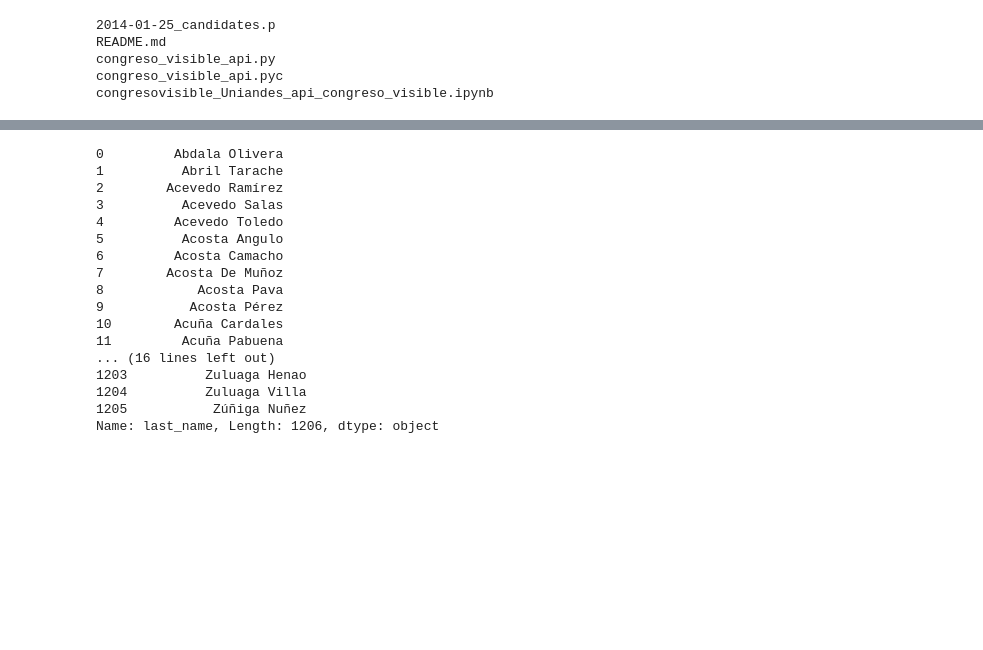
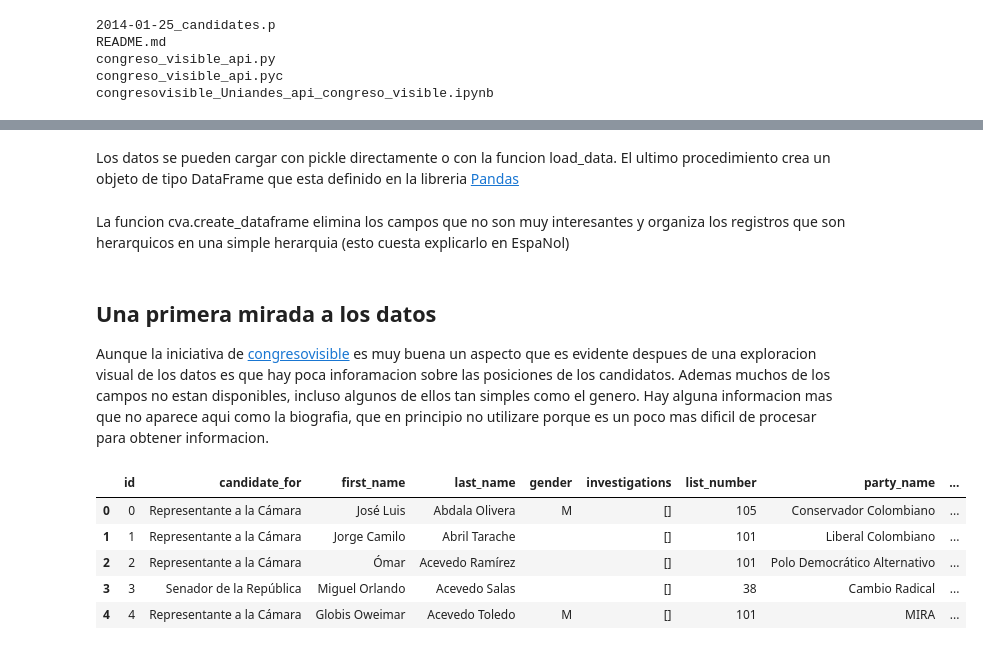
Before and after one commit to jfosorio/congresovisible, a Jupyter notebook: congresovisible_Uniandes_api_congreso_visible.ipynb, the cells around one changed output, grey strips where cells are left out. Cells and saved outputs as stored; diff of their text form; code cells hidden in the pictures; blank space fills up the shorter version.

```diff
--- a/congresovisible_Uniandes_api_congreso_visible.ipynb
+++ b/congresovisible_Uniandes_api_congreso_visible.ipynb
@@ -48,0 +34,2 @@ candidates_df = pd.DataFrame(candidates)
+# %% [markdown]
+Los datos se pueden cargar con pickle directamente o con la funcion load_data. El ultimo procedimiento crea un objeto de tipo DataFrame que esta definido en la libreria [Pandas](http://pandas.pydata.org)
@@ -48,0 +41,2 @@ candidates_df = pd.DataFrame(candidates)
+# %% [markdown]
+La funcion cva.create_dataframe elimina los campos que no son muy interesantes y organiza los registros que son herarquicos en una simple herarquia (esto cuesta explicarlo en EspaNol)
@@ -49,20 +45,13 @@ candidates_df = pd.DataFrame(candidates)
+# %% [markdown]
+## Una primera mirada a los datos
+Aunque la iniciativa de  [congresovisible](http://congresovisible.org) es muy buena un aspecto que es evidente despues de una exploracion visual de los datos es que hay poca inforamacion sobre las posiciones de los candidatos. Ademas muchos de los campos no estan disponibles, incluso algunos de ellos tan simples como el genero.
+Hay alguna informacion mas que no aparece aqui como la biografia, que en principio no utilizare porque es un poco mas dificil de procesar para obtener informacion.
 # %%
-candidates_df.last_name
+candidates_df[:5]
 # %% [output]
-0         Abdala Olivera
-1          Abril Tarache
-2        Acevedo Ramírez
-3          Acevedo Salas
-4         Acevedo Toledo
-5          Acosta Angulo
-6         Acosta Camacho
-7        Acosta De Muñoz
-8            Acosta Pava
-9           Acosta Pérez
-10        Acuña Cardales
-11         Acuña Pabuena
-... (16 lines left out)
-1203          Zuluaga Henao
-1204          Zuluaga Villa
-1205           Zúñiga Nuñez
-Name: last_name, Length: 1206, dtype: object
+|  | id | candidate_for | first_name | last_name | gender | investigations | list_number | party_name | ... |
+| 0 | 0 | Representante a la Cámara | José Luis | Abdala Olivera | M | [] | 105 | Conservador Colombiano | ... |
+| 1 | 1 | Representante a la Cámara | Jorge Camilo | Abril Tarache |  | [] | 101 | Liberal Colombiano | ... |
+| 2 | 2 | Representante a la Cámara | Ómar | Acevedo Ramírez |  | [] | 101 | Polo Democrático Alternativo | ... |
+| 3 | 3 | Senador de la República | Miguel Orlando | Acevedo Salas |  | [] | 38 | Cambio Radical | ... |
+| 4 | 4 | Representante a la Cámara | Globis Oweimar | Acevedo Toledo | M | [] | 101 | MIRA | ... |
```
Also changed, not shown: parts of 27 cells of this notebook, 1 other file.
